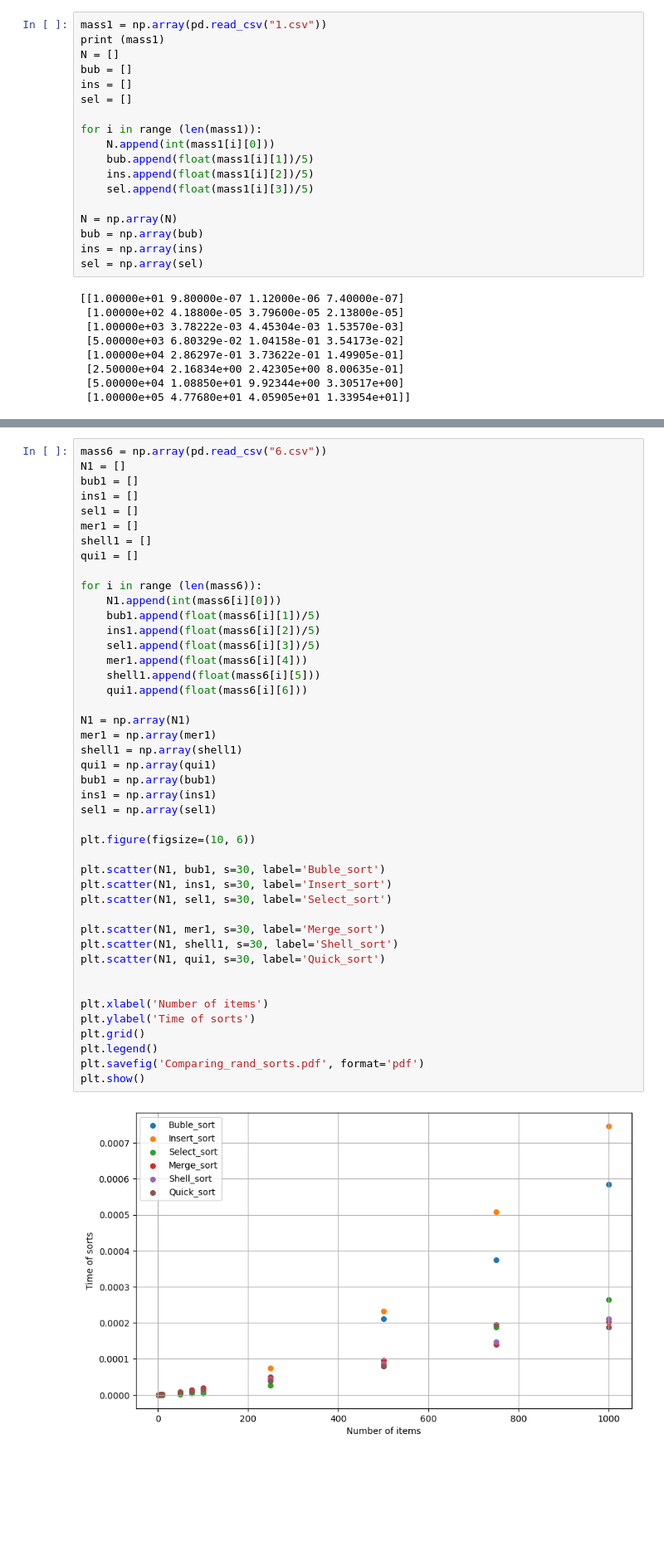
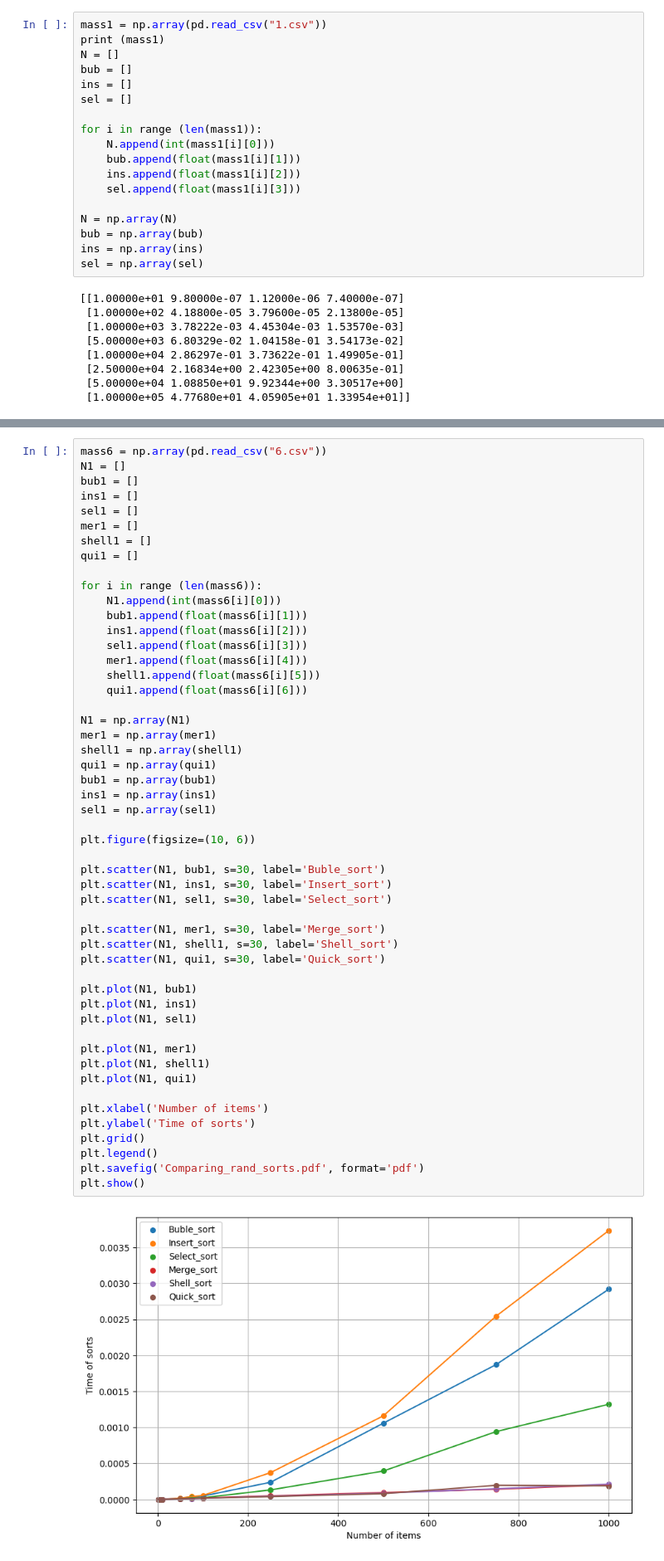
Before and after one commit to Polly23125/Informatics, a Jupyter notebook: Lab_sorts/graph.ipynb, the cells around one changed output, grey strips where cells are left out. Shown at 83% size. Drawn from its saved outputs; the diff is of its cells as text; blank space fills up the shorter version.

```diff
--- a/Lab_sorts/graph.ipynb
+++ b/Lab_sorts/graph.ipynb
@@ -12,9 +12,9 @@ sel = []
 
 for i in range (len(mass1)):
     N.append(int(mass1[i][0]))
-    bub.append(float(mass1[i][1])/5)
-    ins.append(float(mass1[i][2])/5)
-    sel.append(float(mass1[i][3])/5)
+    bub.append(float(mass1[i][1]))
+    ins.append(float(mass1[i][2]))
+    sel.append(float(mass1[i][3]))
 
 N = np.array(N)
 bub = np.array(bub)
@@ -189,37 +223,44 @@ qui1 = []
 
 for i in range (len(mass6)):
     N1.append(int(mass6[i][0]))
-    bub1.append(float(mass6[i][1])/5)
-    ins1.append(float(mass6[i][2])/5)
-    sel1.append(float(mass6[i][3])/5)
+    bub1.append(float(mass6[i][1]))
+    ins1.append(float(mass6[i][2]))
+    sel1.append(float(mass6[i][3]))
     mer1.append(float(mass6[i][4]))
     shell1.append(float(mass6[i][5]))
     qui1.append(float(mass6[i][6]))
 
 N1 = np.array(N1)
 mer1 = np.array(mer1)
 shell1 = np.array(shell1)
 qui1 = np.array(qui1)
 bub1 = np.array(bub1)
 ins1 = np.array(ins1)
 sel1 = np.array(sel1)
 
 plt.figure(figsize=(10, 6))
 
 plt.scatter(N1, bub1, s=30, label='Buble_sort')
 plt.scatter(N1, ins1, s=30, label='Insert_sort')
 plt.scatter(N1, sel1, s=30, label='Select_sort')
 
 plt.scatter(N1, mer1, s=30, label='Merge_sort')
 plt.scatter(N1, shell1, s=30, label='Shell_sort')
 plt.scatter(N1, qui1, s=30, label='Quick_sort')
 
+plt.plot(N1, bub1)
+plt.plot(N1, ins1)
+plt.plot(N1, sel1)
+
+plt.plot(N1, mer1)
+plt.plot(N1, shell1)
+plt.plot(N1, qui1)
 
 plt.xlabel('Number of items')
 plt.ylabel('Time of sorts')
 plt.grid()
 plt.legend()
 plt.savefig('Comparing_rand_sorts.pdf', format='pdf')
 plt.show()
 # %% [output]
-[figure, old version]
+[figure, new version]
```
Also changed, not shown: parts of 10 cells of this notebook, 13 other files.
